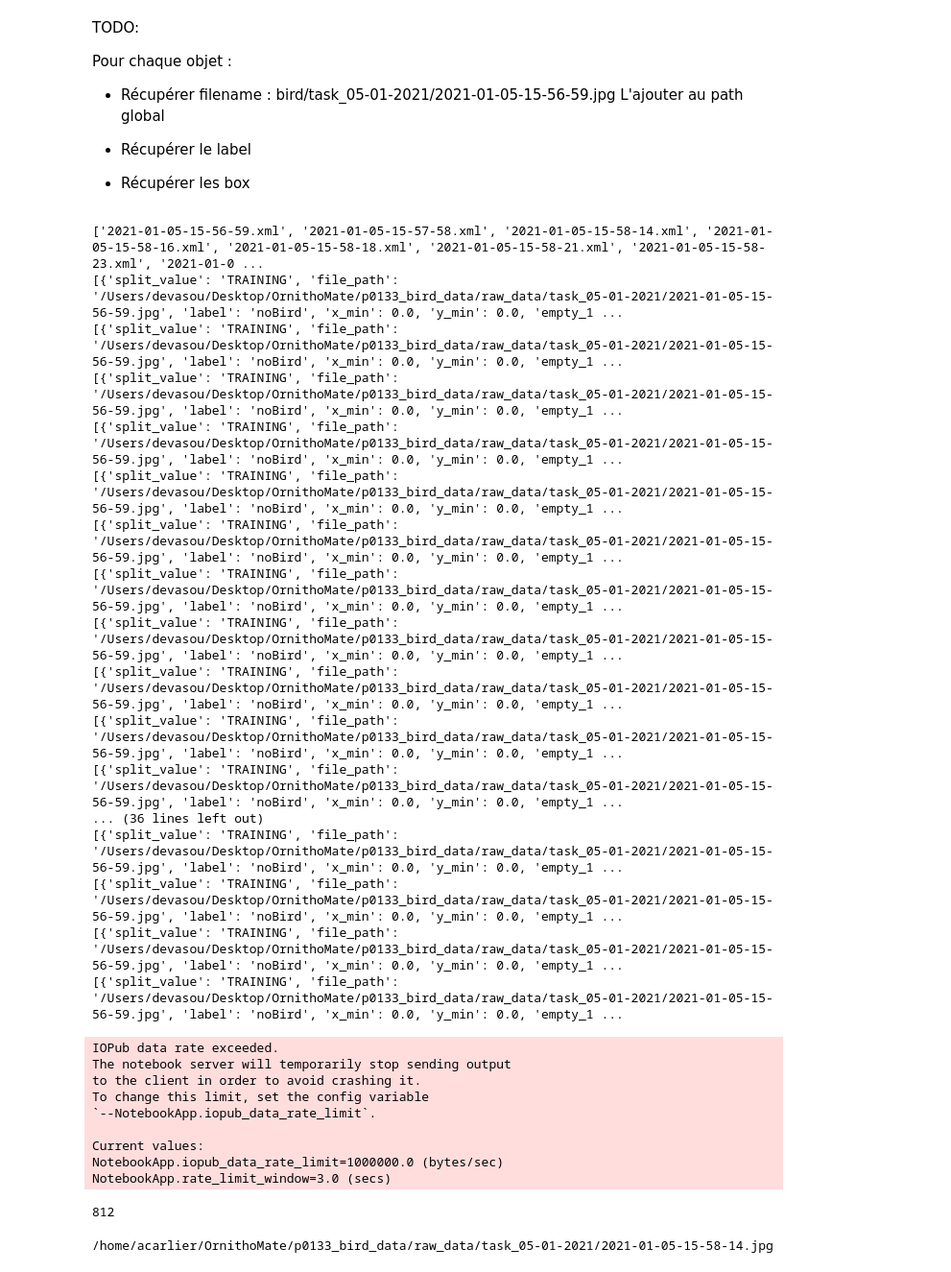
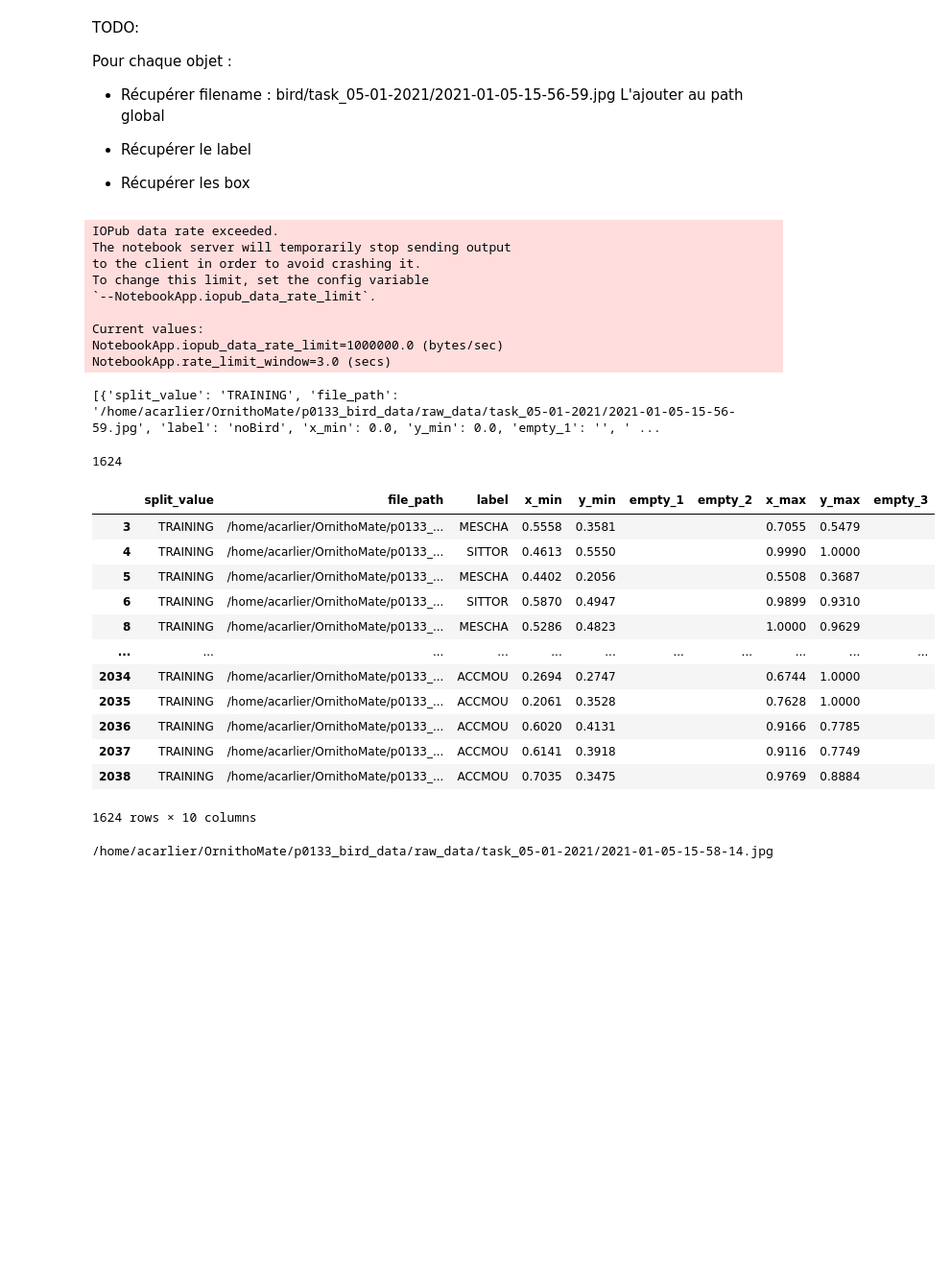
Before and after one commit to deva-sou/OrnithoScope_tflite, a Jupyter notebook: notebooks/Model_generate_input.ipynb, the cells around one changed output. Shown at 96% size. Cells and saved outputs as stored; diff of their text form; code cells hidden in the pictures; blank space fills up the shorter version.

```diff
--- a/notebooks/Model_generate_input.ipynb
+++ b/notebooks/Model_generate_input.ipynb
@@ -26,8 +26,8 @@ Pour chaque objet :
 - Récupérer les box
 # %%
 # Variables
-path = '/Users/devasou/Desktop/OrnithoMate/p0133_bird_data/annotations/'
-raw_data_path = '/Users/devasou/Desktop/OrnithoMate/p0133_bird_data/raw_data/'
+path = '/home/acarlier/OrnithoMate/p0133_bird_data/annotations/'
+raw_data_path = '/home/acarlier/OrnithoMate/p0133_bird_data/raw_data/'
 tasks_dir = sorted(os.listdir(path))
 unwanted_list = ['unknown', 'human', 'noBird']
 columns = ["split_value", "file_path","label","x_min", "y_min", "empty_1","empty_2","x_max","y_max","empty_3"]
@@ -91,32 +91,16 @@ def get_info_from_all_xml(tasks_dir,list_object):
 
 input = get_info_from_all_xml(tasks_dir,list_object)
 # %% [output]
-['2021-01-05-15-56-59.xml', '2021-01-05-15-57-58.xml', '2021-01-05-15-58-14.xml', '2021-01-05-15-58-16.xml', '2021-01-05-15-58-18.xml', '2021-01-05-15-58-21.xml', '2021-01-05-15-58-23.xml', '2021-01-0 ...
-[{'split_value': 'TRAINING', 'file_path': '/Users/devasou/Desktop/OrnithoMate/p0133_bird_data/raw_data/task_05-01-2021/2021-01-05-15-56-59.jpg', 'label': 'noBird', 'x_min': 0.0, 'y_min': 0.0, 'empty_1 ...
-[{'split_value': 'TRAINING', 'file_path': '/Users/devasou/Desktop/OrnithoMate/p0133_bird_data/raw_data/task_05-01-2021/2021-01-05-15-56-59.jpg', 'label': 'noBird', 'x_min': 0.0, 'y_min': 0.0, 'empty_1 ...
-[{'split_value': 'TRAINING', 'file_path': '/Users/devasou/Desktop/OrnithoMate/p0133_bird_data/raw_data/task_05-01-2021/2021-01-05-15-56-59.jpg', 'label': 'noBird', 'x_min': 0.0, 'y_min': 0.0, 'empty_1 ...
-[{'split_value': 'TRAINING', 'file_path': '/Users/devasou/Desktop/OrnithoMate/p0133_bird_data/raw_data/task_05-01-2021/2021-01-05-15-56-59.jpg', 'label': 'noBird', 'x_min': 0.0, 'y_min': 0.0, 'empty_1 ...
-[{'split_value': 'TRAINING', 'file_path': '/Users/devasou/Desktop/OrnithoMate/p0133_bird_data/raw_data/task_05-01-2021/2021-01-05-15-56-59.jpg', 'label': 'noBird', 'x_min': 0.0, 'y_min': 0.0, 'empty_1 ...
-[{'split_value': 'TRAINING', 'file_path': '/Users/devasou/Desktop/OrnithoMate/p0133_bird_data/raw_data/task_05-01-2021/2021-01-05-15-56-59.jpg', 'label': 'noBird', 'x_min': 0.0, 'y_min': 0.0, 'empty_1 ...
-[{'split_value': 'TRAINING', 'file_path': '/Users/devasou/Desktop/OrnithoMate/p0133_bird_data/raw_data/task_05-01-2021/2021-01-05-15-56-59.jpg', 'label': 'noBird', 'x_min': 0.0, 'y_min': 0.0, 'empty_1 ...
-[{'split_value': 'TRAINING', 'file_path': '/Users/devasou/Desktop/OrnithoMate/p0133_bird_data/raw_data/task_05-01-2021/2021-01-05-15-56-59.jpg', 'label': 'noBird', 'x_min': 0.0, 'y_min': 0.0, 'empty_1 ...
-[{'split_value': 'TRAINING', 'file_path': '/Users/devasou/Desktop/OrnithoMate/p0133_bird_data/raw_data/task_05-01-2021/2021-01-05-15-56-59.jpg', 'label': 'noBird', 'x_min': 0.0, 'y_min': 0.0, 'empty_1 ...
-[{'split_value': 'TRAINING', 'file_path': '/Users/devasou/Desktop/OrnithoMate/p0133_bird_data/raw_data/task_05-01-2021/2021-01-05-15-56-59.jpg', 'label': 'noBird', 'x_min': 0.0, 'y_min': 0.0, 'empty_1 ...
-[{'split_value': 'TRAINING', 'file_path': '/Users/devasou/Desktop/OrnithoMate/p0133_bird_data/raw_data/task_05-01-2021/2021-01-05-15-56-59.jpg', 'label': 'noBird', 'x_min': 0.0, 'y_min': 0.0, 'empty_1 ...
-... (36 lines left out)
-[{'split_value': 'TRAINING', 'file_path': '/Users/devasou/Desktop/OrnithoMate/p0133_bird_data/raw_data/task_05-01-2021/2021-01-05-15-56-59.jpg', 'label': 'noBird', 'x_min': 0.0, 'y_min': 0.0, 'empty_1 ...
-[{'split_value': 'TRAINING', 'file_path': '/Users/devasou/Desktop/OrnithoMate/p0133_bird_data/raw_data/task_05-01-2021/2021-01-05-15-56-59.jpg', 'label': 'noBird', 'x_min': 0.0, 'y_min': 0.0, 'empty_1 ...
-[{'split_value': 'TRAINING', 'file_path': '/Users/devasou/Desktop/OrnithoMate/p0133_bird_data/raw_data/task_05-01-2021/2021-01-05-15-56-59.jpg', 'label': 'noBird', 'x_min': 0.0, 'y_min': 0.0, 'empty_1 ...
-[{'split_value': 'TRAINING', 'file_path': '/Users/devasou/Desktop/OrnithoMate/p0133_bird_data/raw_data/task_05-01-2021/2021-01-05-15-56-59.jpg', 'label': 'noBird', 'x_min': 0.0, 'y_min': 0.0, 'empty_1 ...
+IOPub data rate exceeded.
+The notebook server will temporarily stop sending output
+to the client in order to avoid crashing it.
+To change this limit, set the config variable
+`--NotebookApp.iopub_data_rate_limit`.
+
+Current values:
+NotebookApp.iopub_data_rate_limit=1000000.0 (bytes/sec)
+NotebookApp.rate_limit_window=3.0 (secs)
-IOPub data rate exceeded.
-The notebook server will temporarily stop sending output
-to the client in order to avoid crashing it.
-To change this limit, set the config variable
-`--NotebookApp.iopub_data_rate_limit`.
-
-Current values:
-NotebookApp.iopub_data_rate_limit=1000000.0 (bytes/sec)
-NotebookApp.rate_limit_window=3.0 (secs)
+[{'split_value': 'TRAINING', 'file_path': '/home/acarlier/OrnithoMate/p0133_bird_data/raw_data/task_05-01-2021/2021-01-05-15-56-59.jpg', 'label': 'noBird', 'x_min': 0.0, 'y_min': 0.0, 'empty_1': '', ' ...
 # %%
 def create_input_model(list_of_object):
     count = 0
@@ -134,7 +118,23 @@ for label in unwanted_list:
 # %%
 len(_['split_value'])
 # %% [output]
-812
+1624
+# %%
+_
+# %% [output]
+|  | split_value | file_path | label | x_min | y_min | empty_1 | empty_2 | x_max | y_max | empty_3 |
+| 3 | TRAINING | /home/acarlier/OrnithoMate/p0133_... | MESCHA | 0.5558 | 0.3581 |  |  | 0.7055 | 0.5479 |  |
+| 4 | TRAINING | /home/acarlier/OrnithoMate/p0133_... | SITTOR | 0.4613 | 0.5550 |  |  | 0.9990 | 1.0000 |  |
+| 5 | TRAINING | /home/acarlier/OrnithoMate/p0133_... | MESCHA | 0.4402 | 0.2056 |  |  | 0.5508 | 0.3687 |  |
+| 6 | TRAINING | /home/acarlier/OrnithoMate/p0133_... | SITTOR | 0.5870 | 0.4947 |  |  | 0.9899 | 0.9310 |  |
+| 8 | TRAINING | /home/acarlier/OrnithoMate/p0133_... | MESCHA | 0.5286 | 0.4823 |  |  | 1.0000 | 0.9629 |  |
+| ... | ... | ... | ... | ... | ... | ... | ... | ... | ... | ... |
+| 2034 | TRAINING | /home/acarlier/OrnithoMate/p0133_... | ACCMOU | 0.2694 | 0.2747 |  |  | 0.6744 | 1.0000 |  |
+| 2035 | TRAINING | /home/acarlier/OrnithoMate/p0133_... | ACCMOU | 0.2061 | 0.3528 |  |  | 0.7628 | 1.0000 |  |
+| 2036 | TRAINING | /home/acarlier/OrnithoMate/p0133_... | ACCMOU | 0.6020 | 0.4131 |  |  | 0.9166 | 0.7785 |  |
+| 2037 | TRAINING | /home/acarlier/OrnithoMate/p0133_... | ACCMOU | 0.6141 | 0.3918 |  |  | 0.9116 | 0.7749 |  |
+| 2038 | TRAINING | /home/acarlier/OrnithoMate/p0133_... | ACCMOU | 0.7035 | 0.3475 |  |  | 0.9769 | 0.8884 |  |
+1624 rows × 10 columns
 # %%
 _.to_csv('test', encoding='utf-8', index=False, header=False)
 # %%
```
Also changed, not shown: 5 other files.
